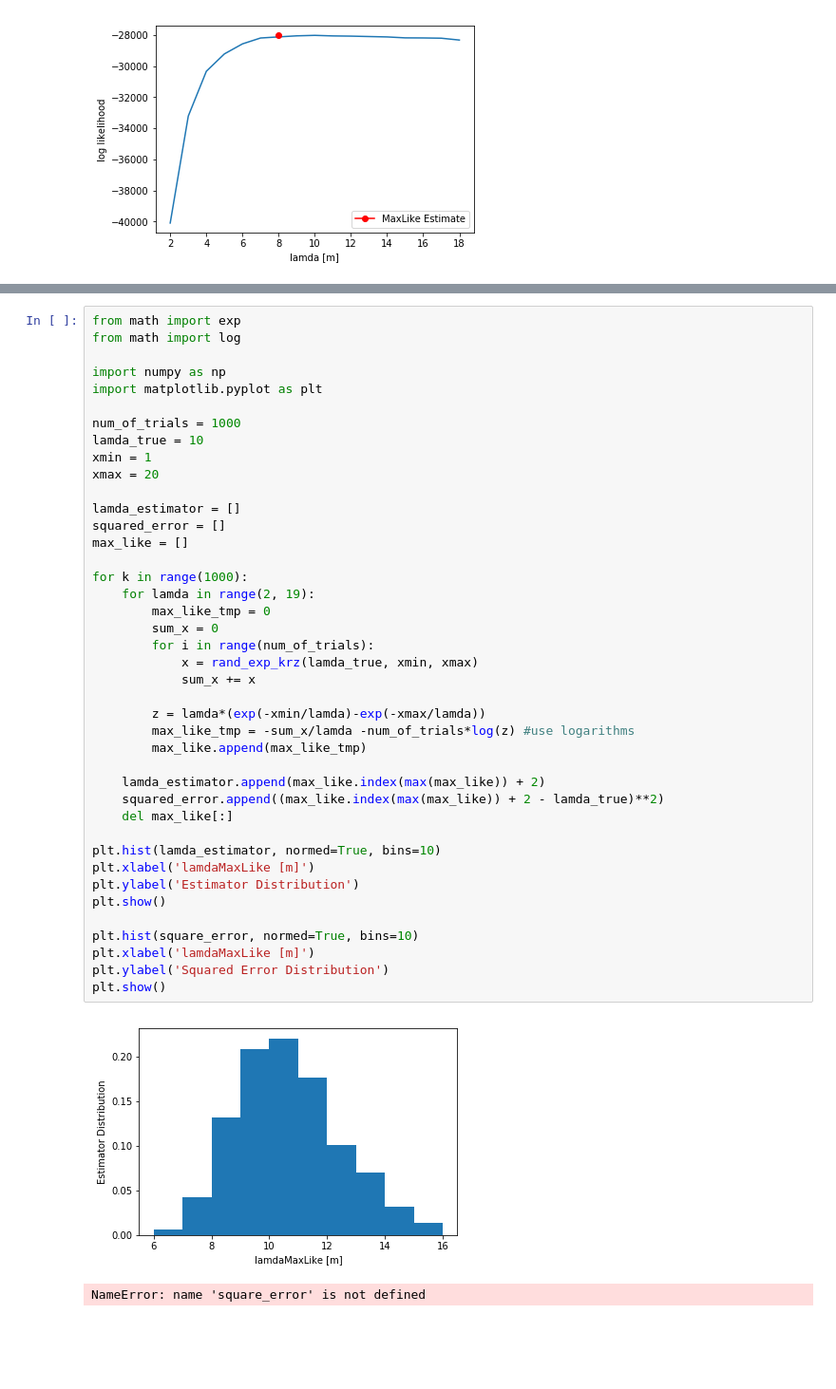
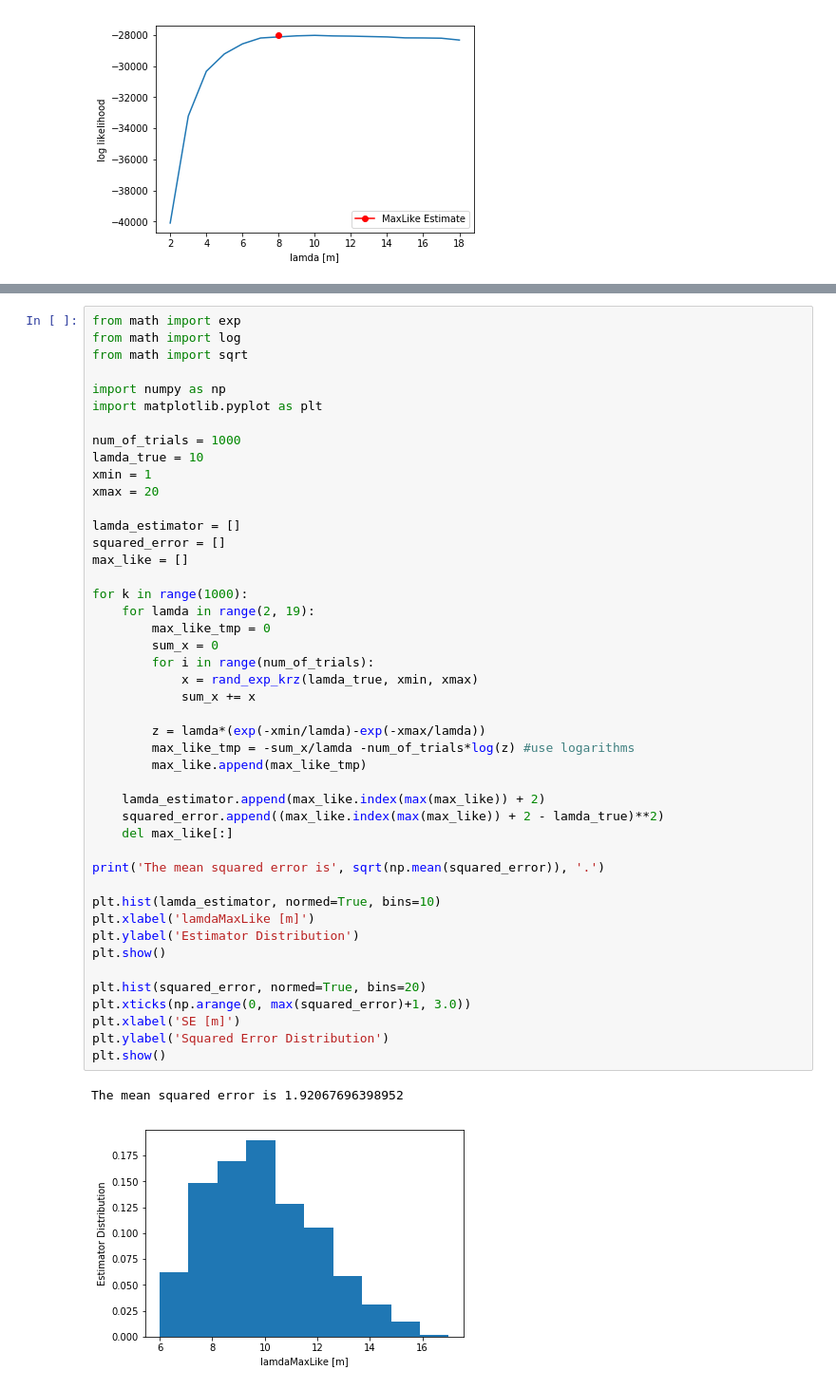
Before and after one commit to neonjoo/CS_2017-2018, a Jupyter notebook: CS_HW2_Ludo/cs_hw2_exercise3.ipynb, the cells around one changed output, grey strips where cells are left out. Shown: that part at 95% size. Cells and saved outputs as stored; diff of their text form; blank space fills up the shorter version.

```diff
--- a/CS_HW2_Ludo/cs_hw2_exercise3.ipynb
+++ b/CS_HW2_Ludo/cs_hw2_exercise3.ipynb
@@ -112,6 +114,7 @@ $$
 # %%
 from math import exp
 from math import log
+from math import sqrt
 
 import numpy as np
 import matplotlib.pyplot as plt
@@ -122,34 +125,37 @@ xmin = 1
 xmax = 20
 
 lamda_estimator = []
 squared_error = []
 max_like = []
 
 for k in range(1000):
     for lamda in range(2, 19):
         max_like_tmp = 0
         sum_x = 0
         for i in range(num_of_trials):
             x = rand_exp_krz(lamda_true, xmin, xmax)
             sum_x += x
 
         z = lamda*(exp(-xmin/lamda)-exp(-xmax/lamda))
         max_like_tmp = -sum_x/lamda -num_of_trials*log(z) #use logarithms
         max_like.append(max_like_tmp)
 
     lamda_estimator.append(max_like.index(max(max_like)) + 2)
     squared_error.append((max_like.index(max(max_like)) + 2 - lamda_true)**2)
     del max_like[:]
 
+print('The mean squared error is', sqrt(np.mean(squared_error)), '.')
+
 plt.hist(lamda_estimator, normed=True, bins=10)
 plt.xlabel('lamdaMaxLike [m]')
 plt.ylabel('Estimator Distribution')
 plt.show()
 
-plt.hist(square_error, normed=True, bins=10)
-plt.xlabel('lamdaMaxLike [m]')
+plt.hist(squared_error, normed=True, bins=20)
+plt.xticks(np.arange(0, max(squared_error)+1, 3.0))
+plt.xlabel('SE [m]')
 plt.ylabel('Squared Error Distribution')
 plt.show()
 # %% [output]
+The mean squared error is 1.92067696398952
-[figure, old version]
+[figure, new version]
-NameError: name 'square_error' is not defined
```
Also changed, not shown: parts of 7 cells of this notebook.
